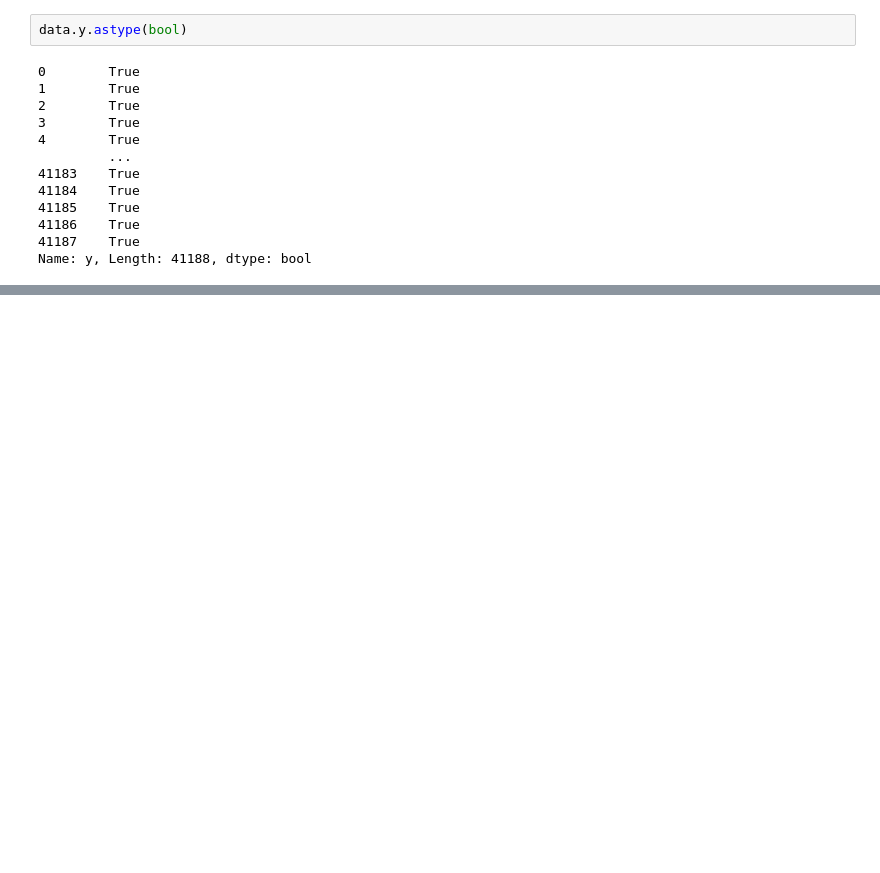
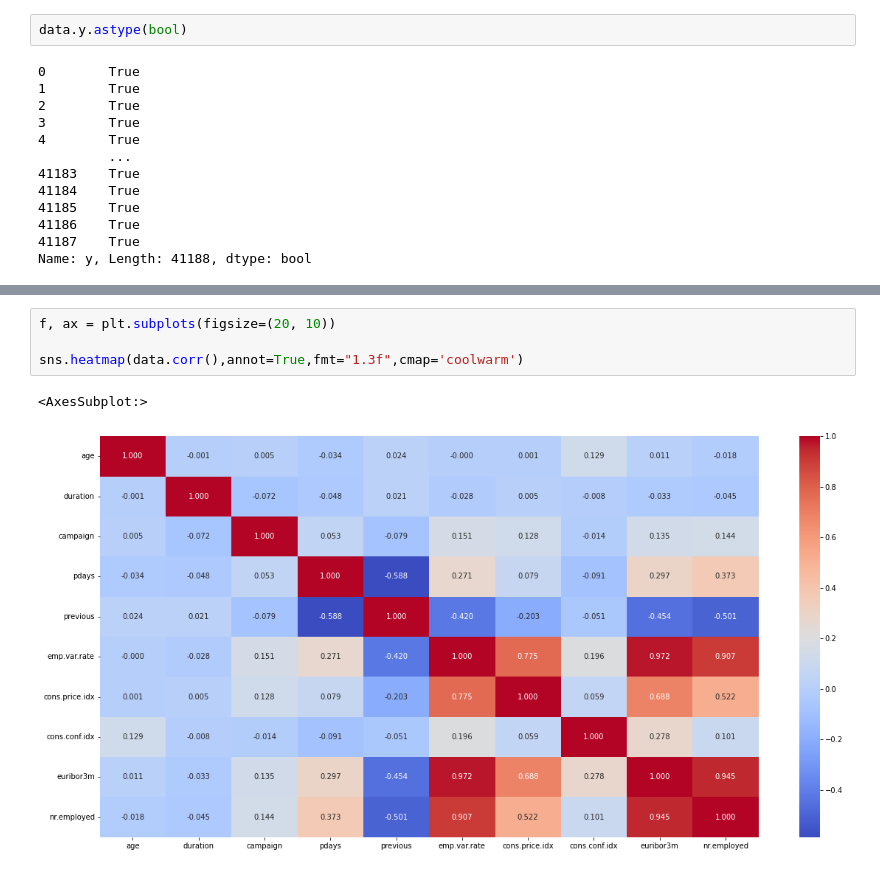
Before and after one commit to EmpireDemocratiqueDuPoulpe/4MLSP-Project, a Jupyter notebook: notebooks/MP_DataAnalysis.ipynb, the cells around one changed output, grey strips where cells are left out. Saved outputs shown, nothing was run; the diff lists cells and outputs as text; blank space fills up the shorter version.

```diff
--- a/notebooks/MP_DataAnalysis.ipynb
+++ b/notebooks/MP_DataAnalysis.ipynb
@@ -297,0 +326,7 @@ KeyError: 'y'
+# %%
+f, ax = plt.subplots(figsize=(20, 10))
+
+sns.heatmap(data.corr(),annot=True,fmt="1.3f",cmap='coolwarm')
+# %% [output]
+<AxesSubplot:>
+[figure, added]
```
Also changed, not shown: parts of 8 cells of this notebook.
